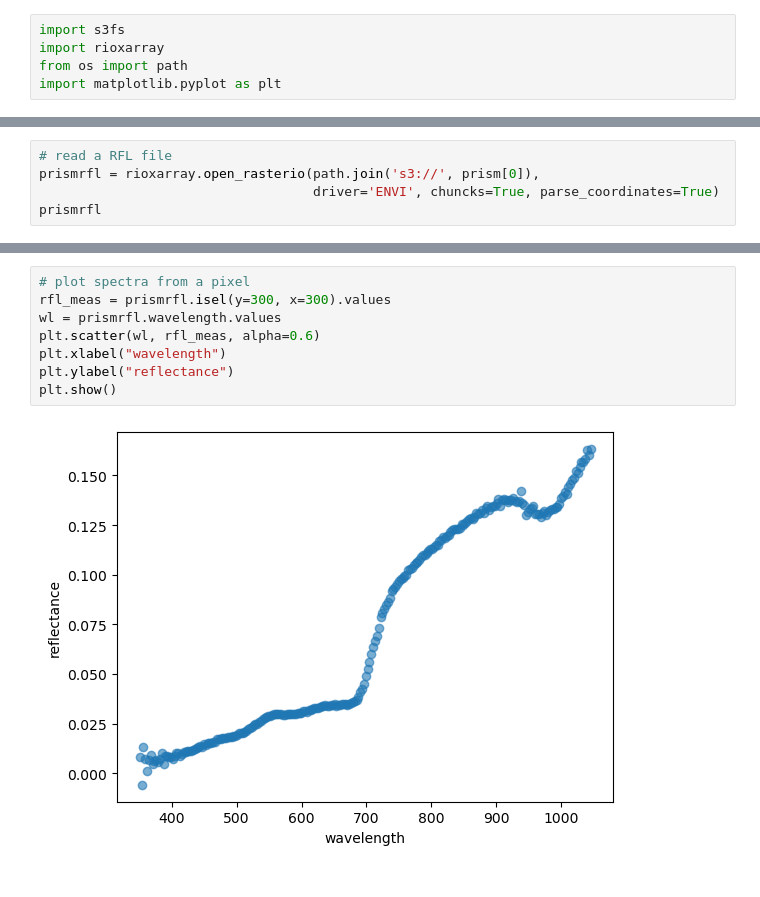
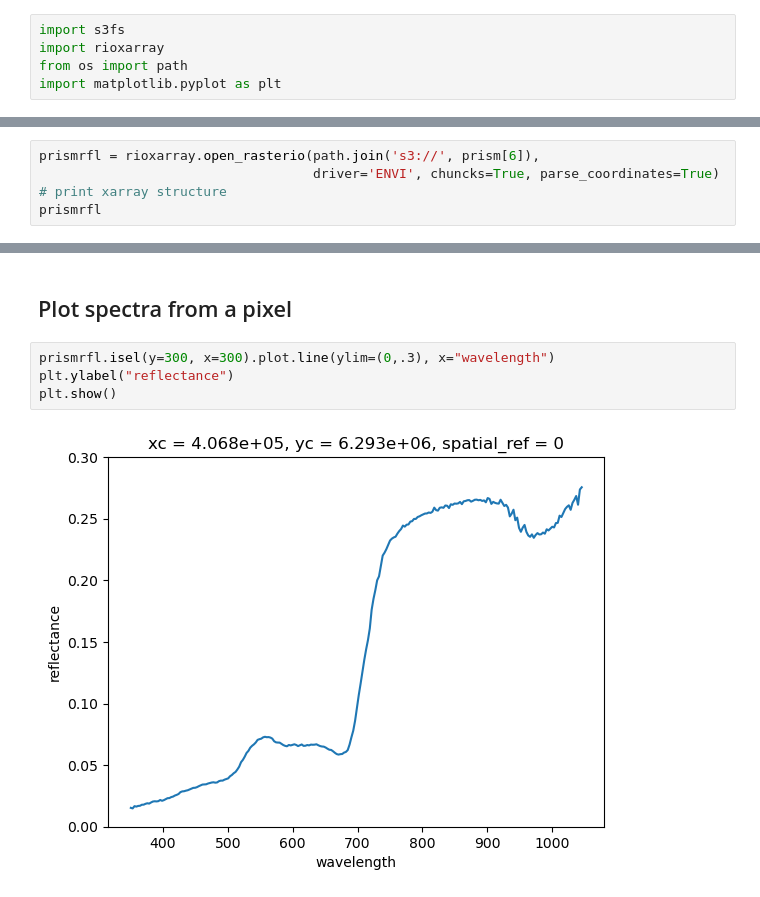
Before and after one commit to rupesh2/bioscape, a Jupyter notebook: read_files/read_prism.ipynb, the cells around one changed output, grey strips where cells are left out. Cells and saved outputs as stored; diff of their text form.

Commit message:
update read files

```diff
--- a/read_files/read_prism.ipynb
+++ b/read_files/read_prism.ipynb
@@ -25,6 +28,6 @@ prism[:10]
 # %%
-# read a RFL file
-prismrfl = rioxarray.open_rasterio(path.join('s3://', prism[0]),
+prismrfl = rioxarray.open_rasterio(path.join('s3://', prism[6]),
                                    driver='ENVI', chuncks=True, parse_coordinates=True)
+# print xarray structure
 prismrfl
 # %% [output]
@@ -48,10 +59,8 @@ Attributes: (12/263)
+# %% [markdown]
+## Plot spectra from a pixel
 # %%
-# plot spectra from a pixel
-rfl_meas = prismrfl.isel(y=300, x=300).values
-wl = prismrfl.wavelength.values
-plt.scatter(wl, rfl_meas, alpha=0.6)
-plt.xlabel("wavelength")
+prismrfl.isel(y=300, x=300).plot.line(ylim=(0,.3), x="wavelength")
 plt.ylabel("reflectance")
 plt.show()
 # %% [output]
-[figure, old version]
+[figure, new version]
```
Also changed, not shown: parts of 6 cells of this notebook, 4 other files.
